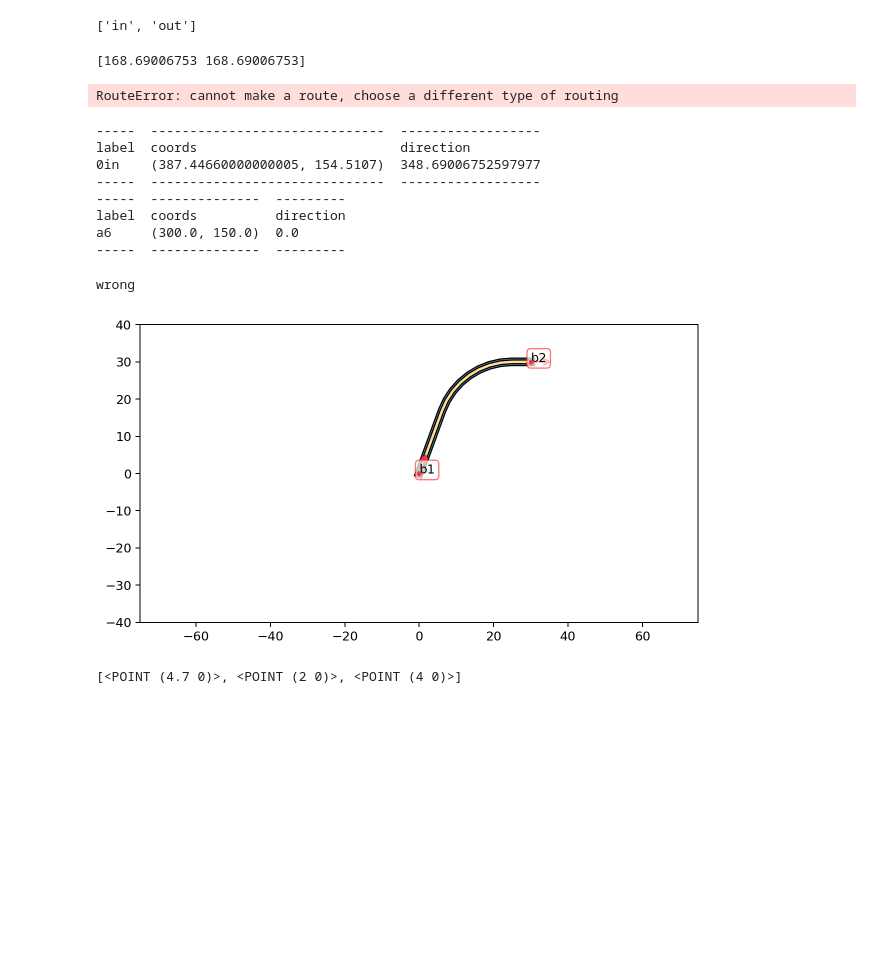
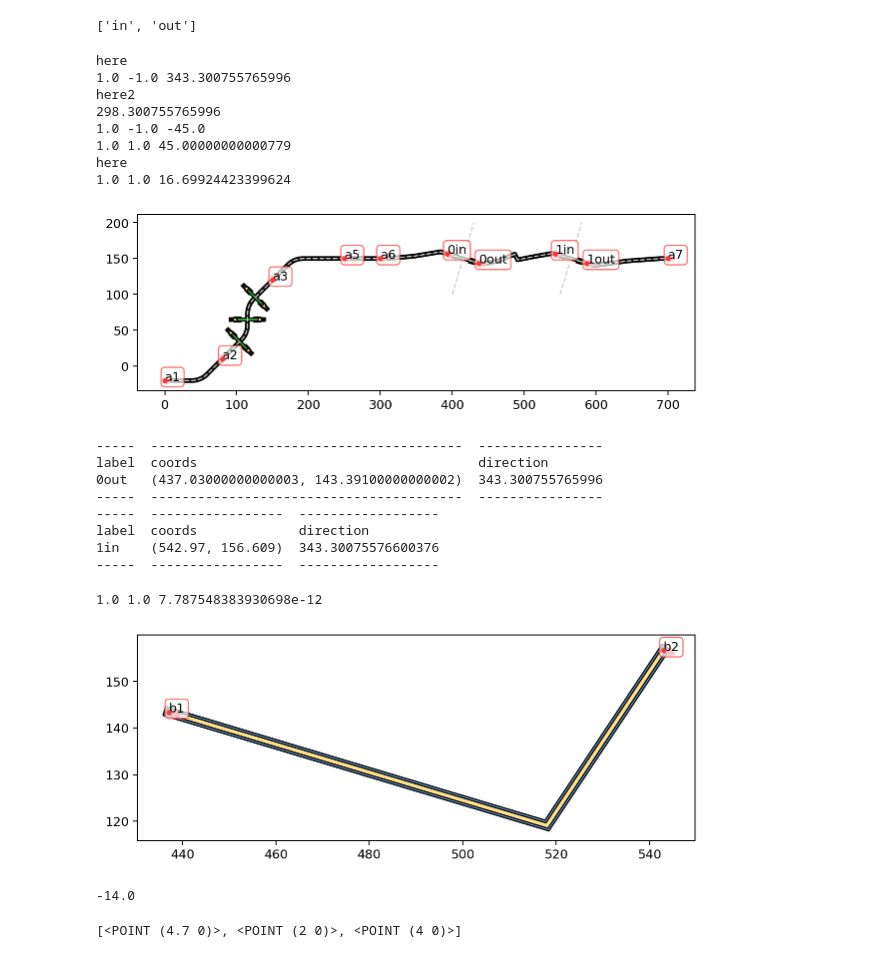
Before and after one commit to eeroqlab/zeroheliumkit, a Jupyter notebook: dev/anchors_test.ipynb, the cells around one changed output. Cells and saved outputs as stored; diff of their text form; code cells hidden in the pictures; blank space fills up the shorter version.

Commit message:
debugging routing

```diff
--- a/dev/anchors_test.ipynb
+++ b/dev/anchors_test.ipynb
@@ -253,7 +269,7 @@ route_config = {"radius": 30, "num_segments": 20}
 
 ss = SuperStructure(route_config)
 ss.add_anchor([Anchor((0,-20), 0, "a1"),
-               Anchor((80,10), 57, "a2"),
+               Anchor((80,10), 45, "a2"),
                Anchor((150,120), 45, "a3"),
                Anchor((250,150), 0, "a5"),
                Anchor((300,150), 00, "a6")])
@@ -265,14 +281,16 @@ ss.route(("a3", "a5", "a6"), layers={"top": 2, "gnd": 5})
 ss.add_along_skeletone(bound_anchors=("a2", "a3"), num=3, structure=ab)
 ss.fix_line()
 ss.skeletone = unary_union([ss.skeletone,
-                            LineString([(400, 100), (420, 200)]),
-                            LineString([(550, 100), (570, 200)])])
+                            LineString([(400, 100), (430, 200)]),
+                            LineString([(550, 100), (580, 200)])])
 
 ss.add_anchor(Anchor((700, 150), 0, "a7"))
 
+#ss.route_with_intersection(("a6", "a7"), layers={"top": 2, "gnd": 5}, airbridge=ab_main)
+
 fig = plt.figure(1, figsize=SIZE, dpi=90)
 ax = fig.add_subplot(111)
-#set_limits(ax=ax, coor=[150,80], dxdy=[340,250])
+set_limits(ax=ax, coor=[475,150], dxdy=[450,50])
 ss.plot(ax=ax, layer=["gnd", "top", "anchorsmod", "air", "skeletone"], color=colorlist, draw_direction=True)
 plt.gca().set_aspect('equal')
 #plt.grid()
@@ -291,7 +317,7 @@ ab_main.anchorsmod.labels
 # %% [output]
 ['in', 'out']
 # %%
-tt = ss.route_with_intersection(("a6", "a7"), layers={"top": 2, "gnd": 5}, airbridge=ab_main)
+ss.route_with_intersection(("a6", "a7"), layers={"top": 2, "gnd": 5}, airbridge=ab_main)
 
 fig = plt.figure(1, figsize=SIZE, dpi=90)
 ax = fig.add_subplot(111)
@@ -301,42 +327,57 @@ plt.gca().set_aspect('equal')
 #plt.grid()
 plt.show()
 # %% [output]
-[168.69006753 168.69006753]
+here
+1.0 -1.0 343.300755765996
+here2
+298.300755765996
+1.0 -1.0 -45.0
+1.0 1.0 45.00000000000779
+here
+1.0 1.0 16.69924423399624
-RouteError: cannot make a route, choose a different type of routing
+[figure, added]
 # %%
-ss.get_anchor("0in").properties
-ss.get_anchor("a6").properties
+ss.get_anchor("0out").properties
+ss.get_anchor("1in").properties
 # %% [output]
------  ------------------------------  ------------------
-label  coords                          direction
-0in    (387.44660000000005, 154.5107)  348.69006752597977
------  ------------------------------  ------------------
------  --------------  ---------
-label  coords          direction
-a6     (300.0, 150.0)  0.0
------  --------------  ---------
+-----  ----------------------------------------  ----------------
+label  coords                                    direction
+0out   (437.03000000000003, 143.39100000000002)  343.300755765996
+-----  ----------------------------------------  ----------------
+-----  -----------------  ------------------
+label  coords             direction
+1in    (542.97, 156.609)  343.30075576600376
+-----  -----------------  ------------------
 # %%
 layer_info = {"metal": 1,
               "etch": 2}
 
-a1 = ss.get_anchor("a6")
-a2 = ss.get_anchor("0in")
-a1.direction = 45
+a1 = ss.get_anchor("0out")
+a2 = ss.get_anchor("1in")
+#a1.direction = 45
 
-try:
-    route = ElbowLine(ss.get_anchor("a6"), ss.get_anchor("0in"), radius=0.2, num_segments=9, layers=layer_info, alabel=("b1", "b2"))
-except RouteError:
-    print("wrong")
+route = ElbowLine(a1, a2, radius=30, num_segments=20, layers=layer_info, alabel=("b1", "b2"))
 
 fig = plt.figure(1, figsize=SIZE, dpi=90)
 ax = fig.add_subplot(111)
-set_limits(ax=ax, coor=[0,0], dxdy=[150,80])
+
+#set_limits(ax=ax, coor=[0,0], dxdy=[150,80])
 route.plot(ax=ax, layer=["etch", "metal", "anchorsmod"], color=colorlist)
 plt.gca().set_aspect('equal')
 plt.show()
 # %% [output]
-wrong
+1.0 1.0 7.787548383930698e-12
-[figure, old version]
+[figure, new version]
+# %%
+def modFMOD(angle):
+    if np.abs(angle) < 180:
+        return fmod(angle, 360)
+    else:
+        return angle % 360
+
+modFMOD(-14)
+# %% [output]
+-14.0
 # %%
 from shapely import intersection_all
 # %%
```
Also changed, not shown: parts of 8 cells of this notebook, 3 other files.
